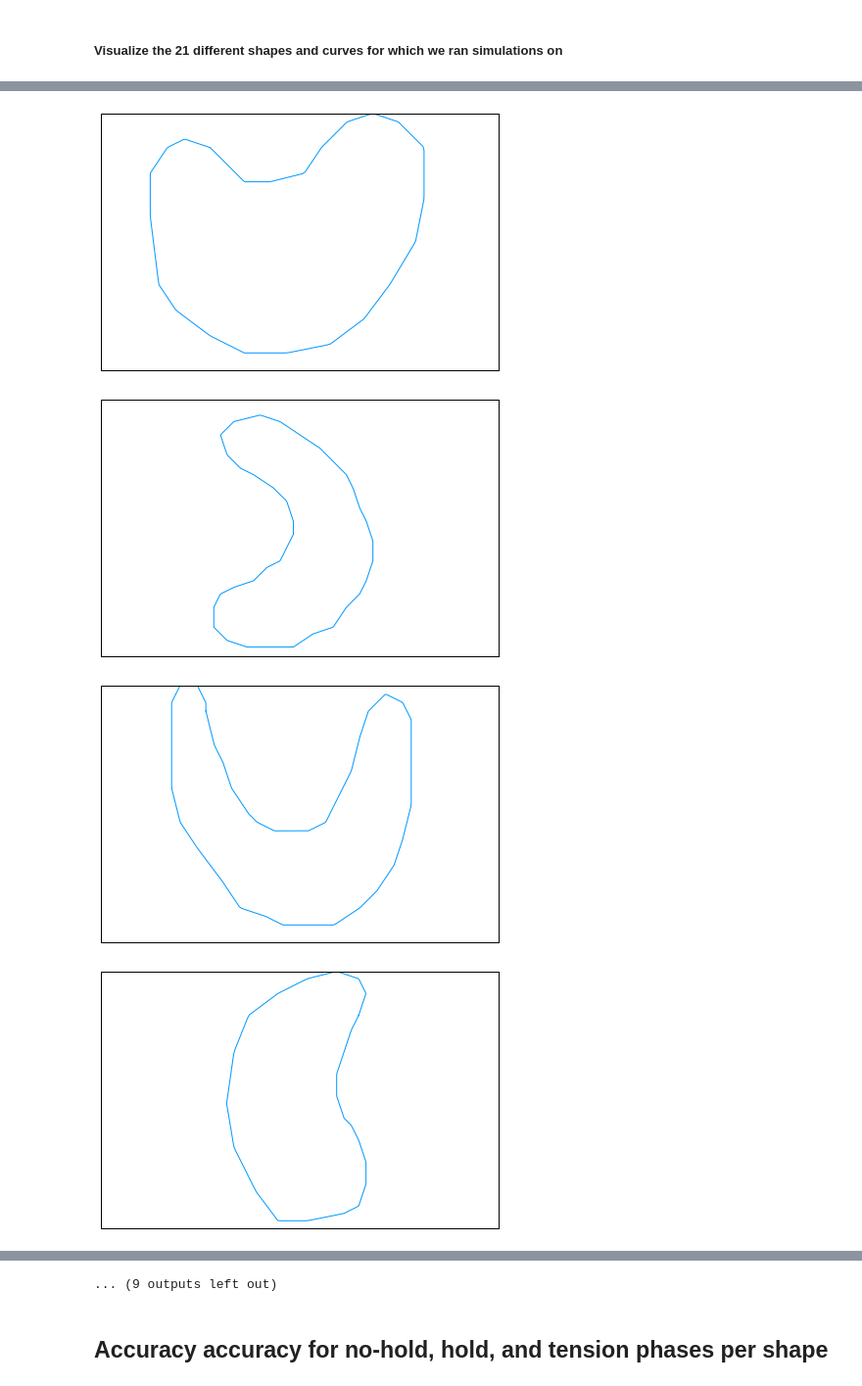
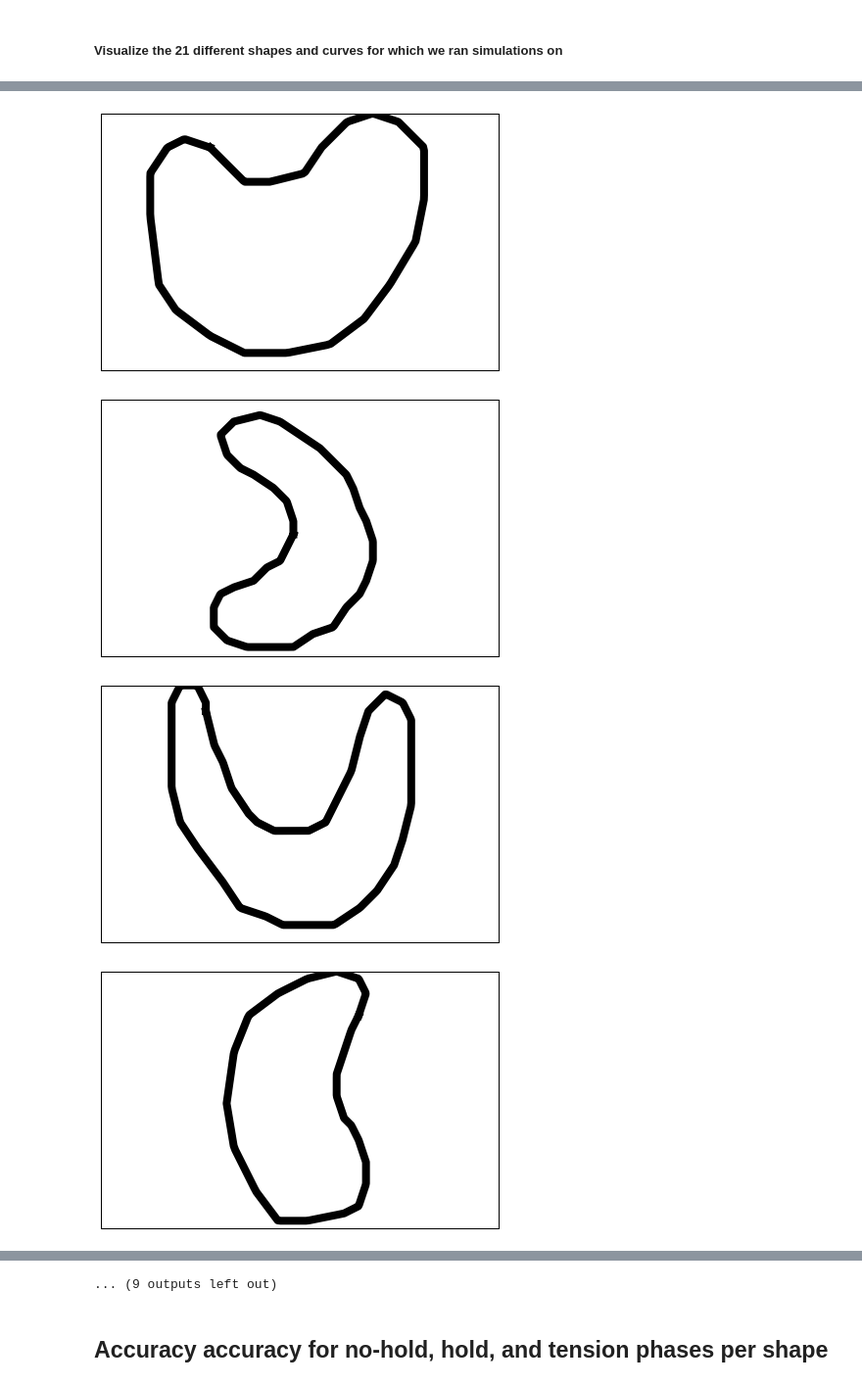
Before and after one commit to BerkeleyAutomation/cloth_simulation, a Jupyter notebook: Figures.ipynb, the cells around one changed output, grey strips where cells are left out. Shown: that part at 98% size. Saved outputs shown, nothing was run; the diff lists cells and outputs as text; code cells hidden in the pictures.

```diff
--- a/Figures.ipynb
+++ b/Figures.ipynb
@@ -37,7 +37,7 @@ markers = ['s-', 'o-', '^-', 'v-', 'x-', 'h-']
 # %%
 def vis_shape(corners, points, filename, savefig=True):
     trajectory = np.asarray(get_trajectory(corners, pts, True))
-    plt.plot(trajectory[:,0], trajectory[:,1] , color=colors[1], alpha=1.0)
+    plt.plot(trajectory[:,0], trajectory[:,1] , color='k', alpha=1.0, linewidth=8.0)
     plt.axis('equal')
     frame = plt.gca()
     frame.axes.get_xaxis().set_visible(False)
@@ -45,6 +45,8 @@ def vis_shape(corners, points, filename, savefig=True):
 
     if savefig == True:
         plt.savefig(dir_figs+filename+'.svg', format='svg', facecolor='w', edgecolor='w')
+        plt.savefig(dir_figs+filename+'.png', format='png', facecolor='w', edgecolor='w')
+
     plt.show()
 
 num_shapes = 21
@@ -61,4 +63,4 @@ for i in range(1, num_shapes+1):
-[figure, old version]
+[figure, new version]
-[figure, old version]
+[figure, new version]
-[figure, old version]
+[figure, new version]
-[figure, old version]
+[figure, new version]
```
Also changed, not shown: parts of 12 cells of this notebook, 23 other files.
